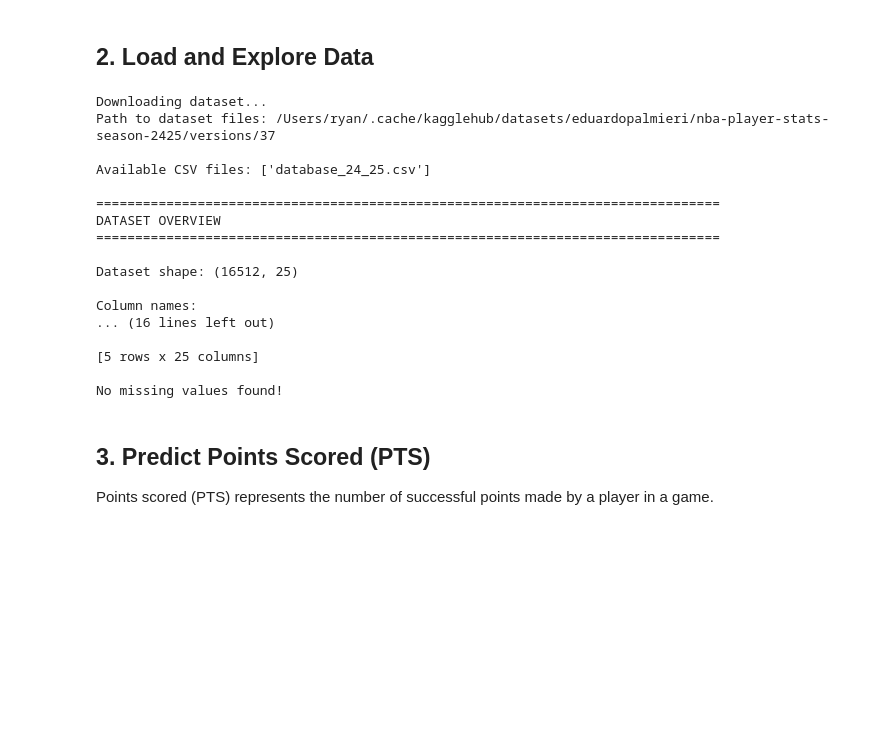
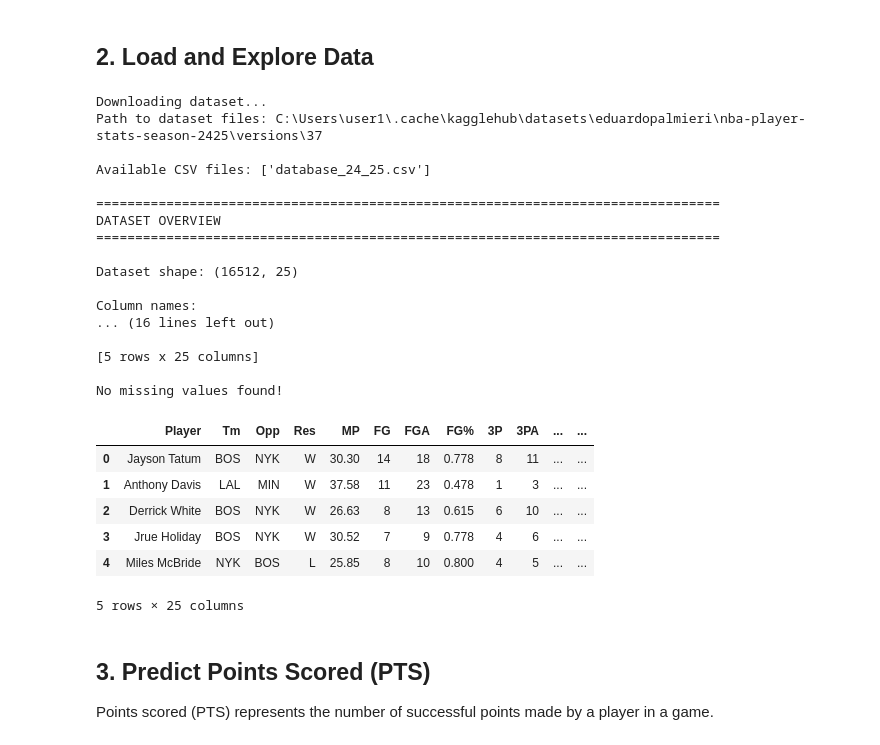
Before and after one commit to ryandielhenn/nba-ml-models, a Jupyter notebook: nba_stats_prediction.ipynb, the cells around one changed output. Saved outputs shown, nothing was run; the diff lists cells and outputs as text; code cells hidden in the pictures; blank space fills up the shorter version.

```diff
--- a/nba_stats_prediction.ipynb
+++ b/nba_stats_prediction.ipynb
@@ -23,24 +30,34 @@ import training
 # %%
 # Load dataset (only need to do this once!)
 player_stats_df = data_utils.load_nba_data()
+team_stats_df  = data_utils.aggregate_team_game_stats(player_stats_df)
+
+player_stats_df.head()
 # %% [output]
 Downloading dataset...
-Path to dataset files: /Users/ryan/.cache/kagglehub/datasets/eduardopalmieri/nba-player-stats-season-2425/versions/37
+Path to dataset files: C:\Users\user1\.cache\kagglehub\datasets\eduardopalmieri\nba-player-stats-season-2425\versions\37
 
 Available CSV files: ['database_24_25.csv']
 
 ================================================================================
 DATASET OVERVIEW
 ================================================================================
 
 Dataset shape: (16512, 25)
 
 Column names:
 ... (16 lines left out)
 
 [5 rows x 25 columns]
 
 No missing values found!
+|  | Player | Tm | Opp | Res | MP | FG | FGA | FG% | 3P | 3PA | ... | ... |
+| 0 | Jayson Tatum | BOS | NYK | W | 30.30 | 14 | 18 | 0.778 | 8 | 11 | ... | ... |
+| 1 | Anthony Davis | LAL | MIN | W | 37.58 | 11 | 23 | 0.478 | 1 | 3 | ... | ... |
+| 2 | Derrick White | BOS | NYK | W | 26.63 | 8 | 13 | 0.615 | 6 | 10 | ... | ... |
+| 3 | Jrue Holiday | BOS | NYK | W | 30.52 | 7 | 9 | 0.778 | 4 | 6 | ... | ... |
+| 4 | Miles McBride | NYK | BOS | L | 25.85 | 8 | 10 | 0.800 | 4 | 5 | ... | ... |
+5 rows × 25 columns
 # %% [markdown]
 ## 3. Predict Points Scored (PTS)
 
```
Also changed, not shown: parts of 5 cells of this notebook.
